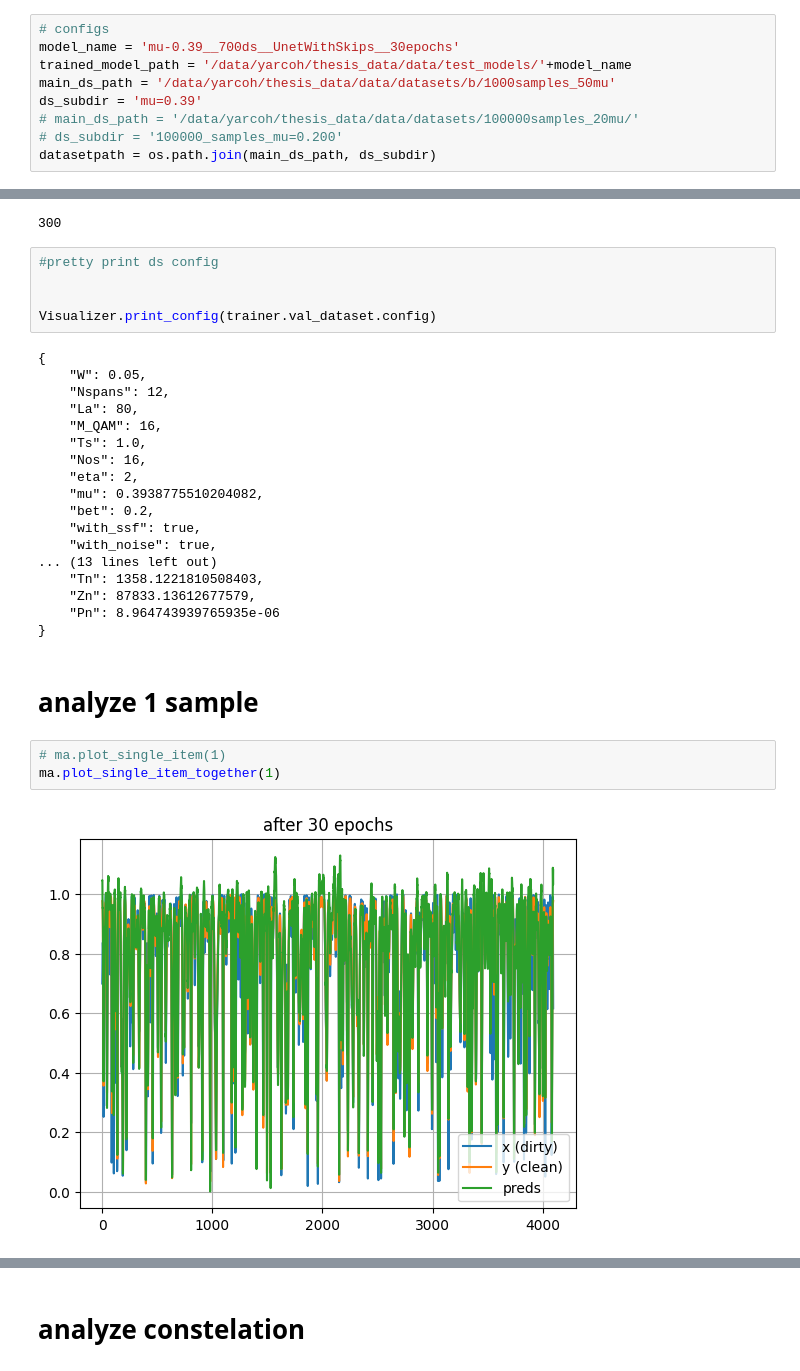
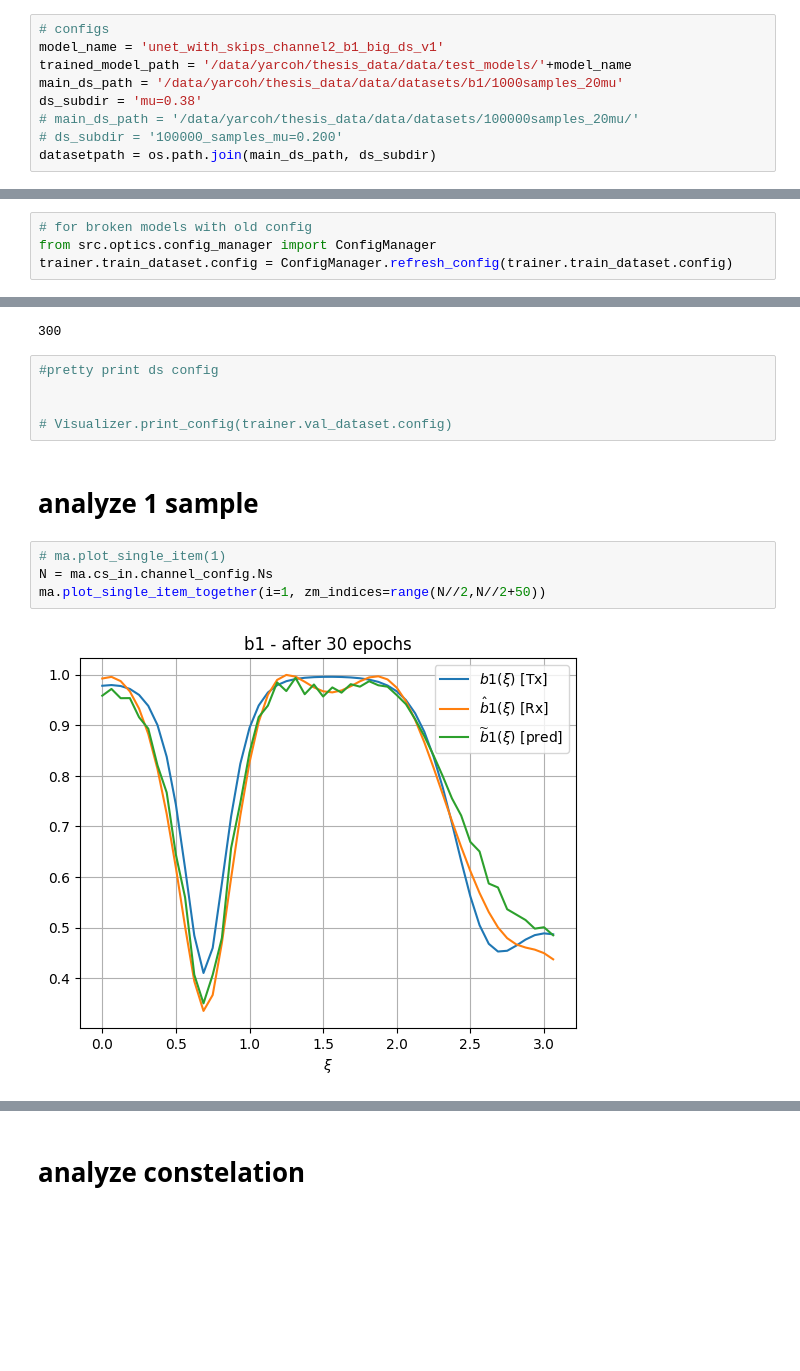
Before and after one commit to Yarden92/Thesis-code, a Jupyter notebook: apps/deep/model_analyzers/model_analyzer.ipynb, the cells around one changed output, grey strips where cells are left out. Saved outputs shown, nothing was run; the diff lists cells and outputs as text; blank space fills up the shorter version.

Commit message:
analyze model on big ds (b1)

```diff
--- a/apps/deep/model_analyzers/model_analyzer.ipynb
+++ b/apps/deep/model_analyzers/model_analyzer.ipynb
@@ -24,10 +21,10 @@ import os
 # Parameters configuration
 # %%
 # configs
-model_name = 'mu-0.39__700ds__UnetWithSkips__30epochs'
+model_name = 'unet_with_skips_channel2_b1_big_ds_v1'
 trained_model_path = '/data/yarcoh/thesis_data/data/test_models/'+model_name
-main_ds_path = '/data/yarcoh/thesis_data/data/datasets/b/1000samples_50mu'
-ds_subdir = 'mu=0.39'
+main_ds_path = '/data/yarcoh/thesis_data/data/datasets/b1/1000samples_20mu'
+ds_subdir = 'mu=0.38'
 # main_ds_path = '/data/yarcoh/thesis_data/data/datasets/100000samples_20mu/'
 # ds_subdir = '100000_samples_mu=0.200'
 datasetpath = os.path.join(main_ds_path, ds_subdir)
@@ -39,0 +57,4 @@ ma: ModelAnalyzer = ModelAnalyzer(trainer,model_name)
+# %%
+# for broken models with old config
+from src.optics.config_manager import ConfigManager
+trainer.train_dataset.config = ConfigManager.refresh_config(trainer.train_dataset.config)
@@ -47,29 +70,12 @@ print(len(trainer.val_dataset))
 #pretty print ds config
 
 
-Visualizer.print_config(trainer.val_dataset.config)
+# Visualizer.print_config(trainer.val_dataset.config)
-# %% [output]
-{
-    "W": 0.05,
-    "Nspans": 12,
-    "La": 80,
-    "M_QAM": 16,
-    "Ts": 1.0,
-    "Nos": 16,
-    "eta": 2,
-    "mu": 0.3938775510204082,
-    "bet": 0.2,
-    "with_ssf": true,
-    "with_noise": true,
-... (13 lines left out)
-    "Tn": 1358.1221810508403,
-    "Zn": 87833.13612677579,
-    "Pn": 8.964743939765935e-06
-}
 # %% [markdown]
 # analyze 1 sample
 # %%
 # ma.plot_single_item(1)
-ma.plot_single_item_together(1)
+N = ma.cs_in.channel_config.Ns
+ma.plot_single_item_together(i=1, zm_indices=range(N//2,N//2+50))
 # %% [output]
-[figure, old version]
+[figure, new version]
```
Also changed, not shown: parts of 9 cells of this notebook.
